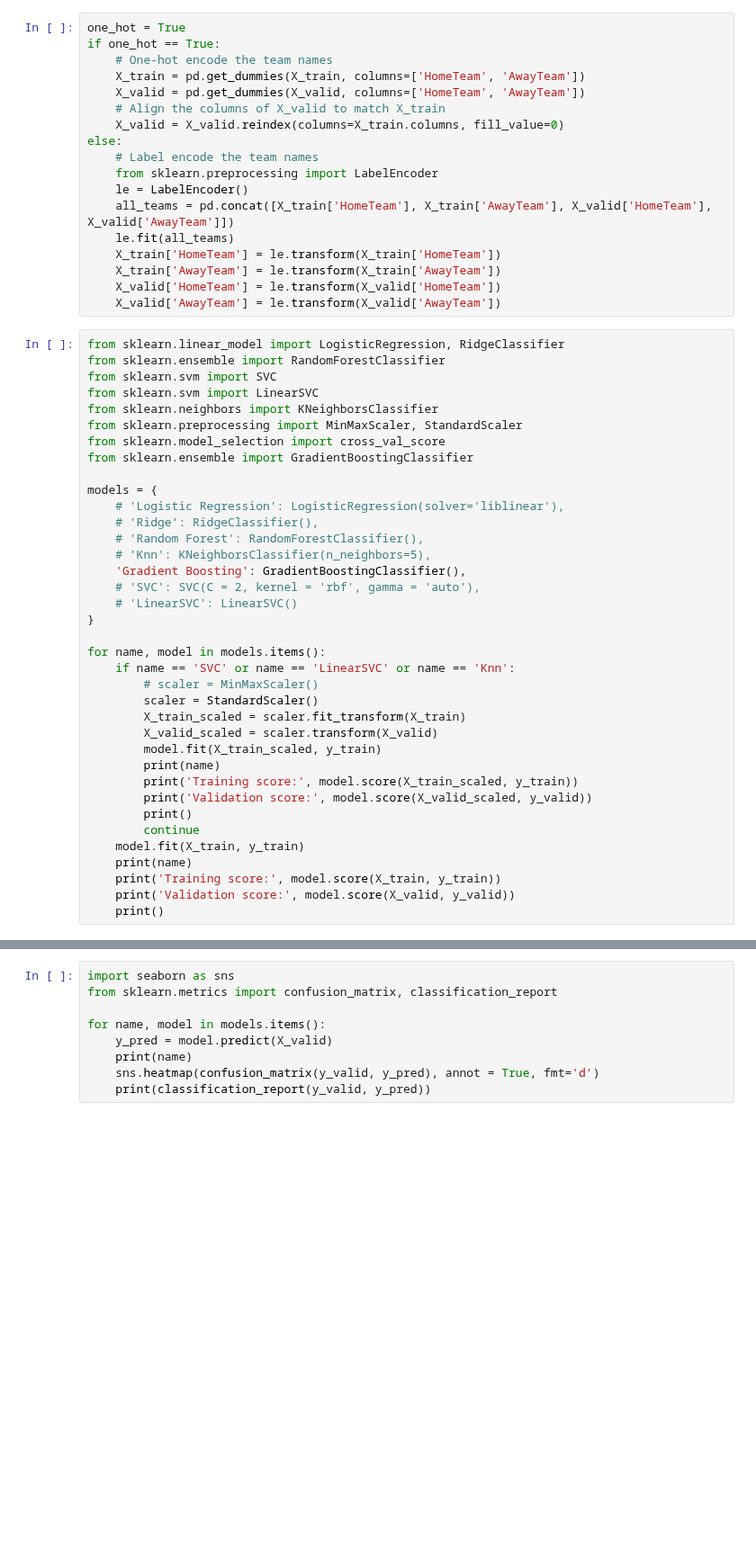
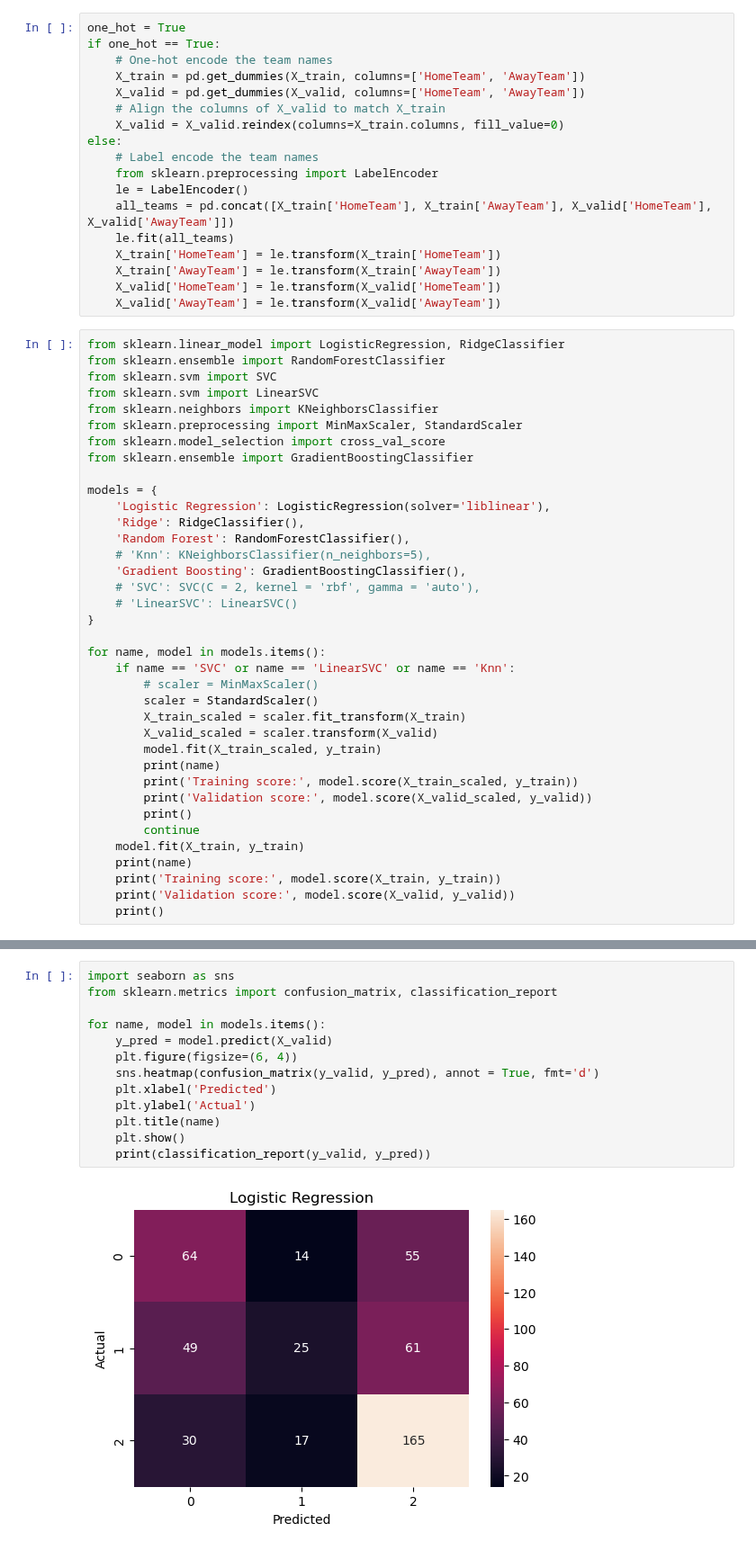
Before and after one commit to DSAI-Creator/Football-Match-Prediction, a Jupyter notebook: src/models/train.ipynb, the cells around one changed output, grey strips where cells are left out. Shown at 90% size. Drawn from its saved outputs; the diff is of its cells as text; blank space fills up the shorter version.

```diff
--- a/src/models/train.ipynb
+++ b/src/models/train.ipynb
@@ -88,9 +89,9 @@ from sklearn.model_selection import cross_val_score
 from sklearn.ensemble import GradientBoostingClassifier
 
 models = {
-    # 'Logistic Regression': LogisticRegression(solver='liblinear'),
-    # 'Ridge': RidgeClassifier(),
-    # 'Random Forest': RandomForestClassifier(),
+    'Logistic Regression': LogisticRegression(solver='liblinear'),
+    'Ridge': RidgeClassifier(),
+    'Random Forest': RandomForestClassifier(),
     # 'Knn': KNeighborsClassifier(n_neighbors=5),
     'Gradient Boosting': GradientBoostingClassifier(),
     # 'SVC': SVC(C = 2, kernel = 'rbf', gamma = 'auto'),
@@ -121,10 +134,15 @@ Validation score: 0.51875
 # %%
 import seaborn as sns
 from sklearn.metrics import confusion_matrix, classification_report
 
 for name, model in models.items():
     y_pred = model.predict(X_valid)
-    print(name)
+    plt.figure(figsize=(6, 4))
     sns.heatmap(confusion_matrix(y_valid, y_pred), annot = True, fmt='d')
+    plt.xlabel('Predicted')
+    plt.ylabel('Actual')
+    plt.title(name)
+    plt.show()
     print(classification_report(y_valid, y_pred))
 # %% [output]
+[figure, new version]
```
Also changed, not shown: parts of 8 cells of this notebook, 3 other files.
